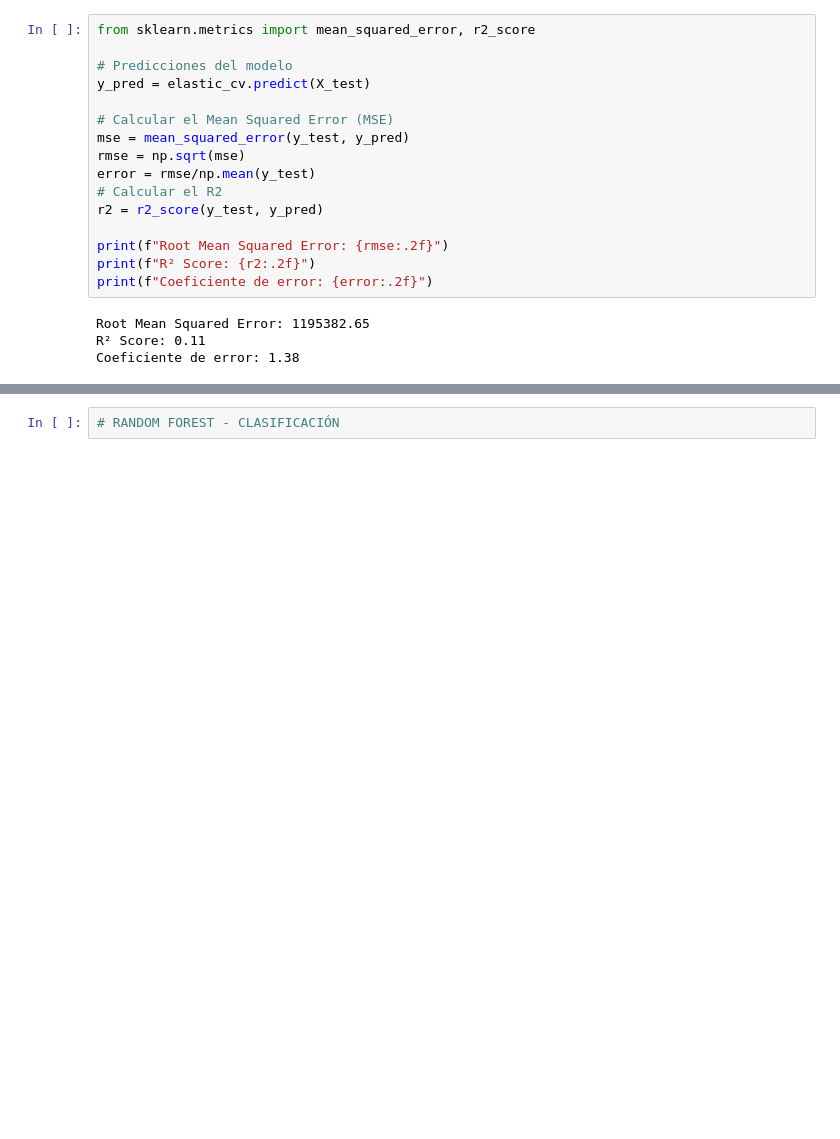
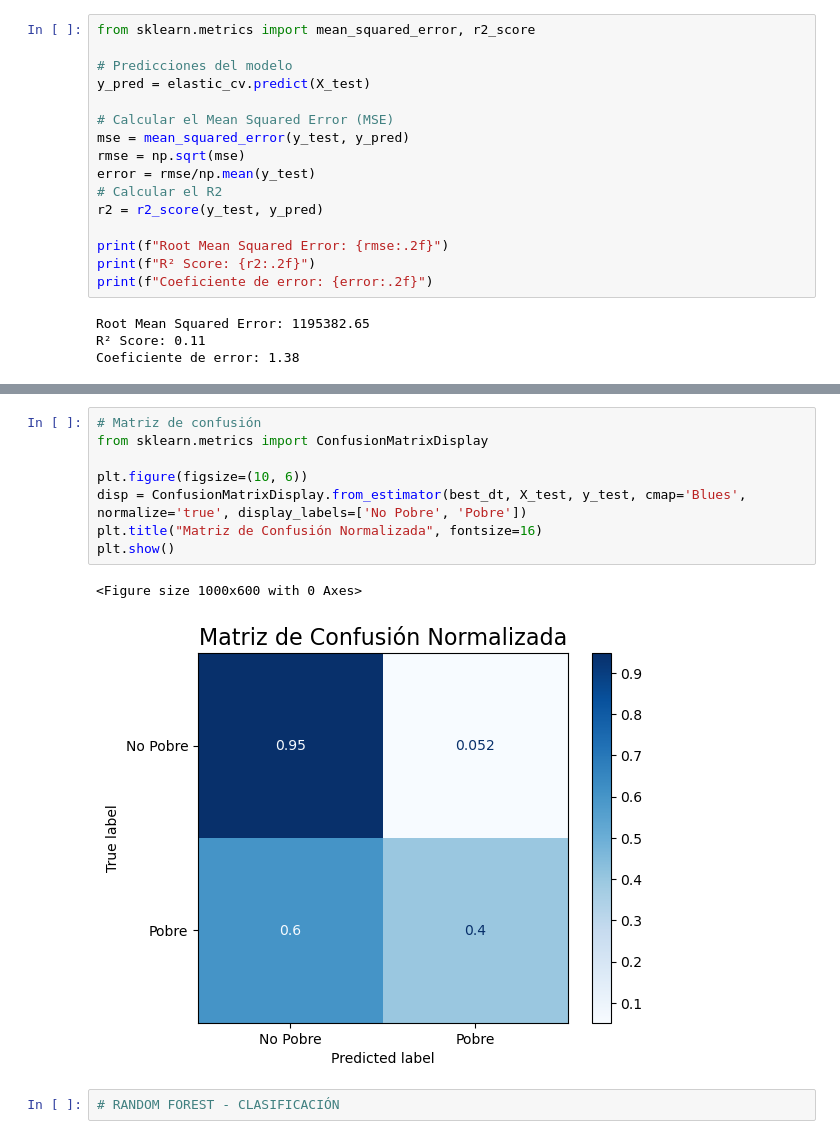
Before and after one commit to milagrosonofri/Problem_Set_2, a Jupyter notebook: scripts/2_analisis.ipynb, the cells around one changed output, grey strips where cells are left out. Cells and saved outputs as stored; diff of their text form; blank space fills up the shorter version.

```diff
--- a/scripts/2_analisis.ipynb
+++ b/scripts/2_analisis.ipynb
@@ -705,3 +724,14 @@ plt.show()
+# %%
+# Matriz de confusión
+from sklearn.metrics import ConfusionMatrixDisplay
+
+plt.figure(figsize=(10, 6))
+disp = ConfusionMatrixDisplay.from_estimator(best_dt, X_test, y_test, cmap='Blues', normalize='true', display_labels=['No Pobre', 'Pobre'])
+plt.title("Matriz de Confusión Normalizada", fontsize=16)
+plt.show()
+# %% [output]
+<Figure size 1000x600 with 0 Axes>
+[figure, added]
 # %%
 # RANDOM FOREST - CLASIFICACIÓN
 # %%
```
Also changed, not shown: parts of 18 cells of this notebook, 1 other file.
